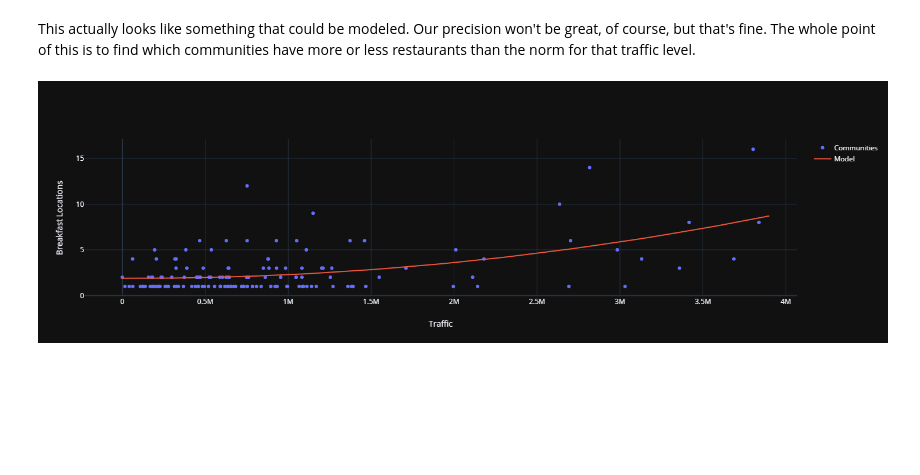
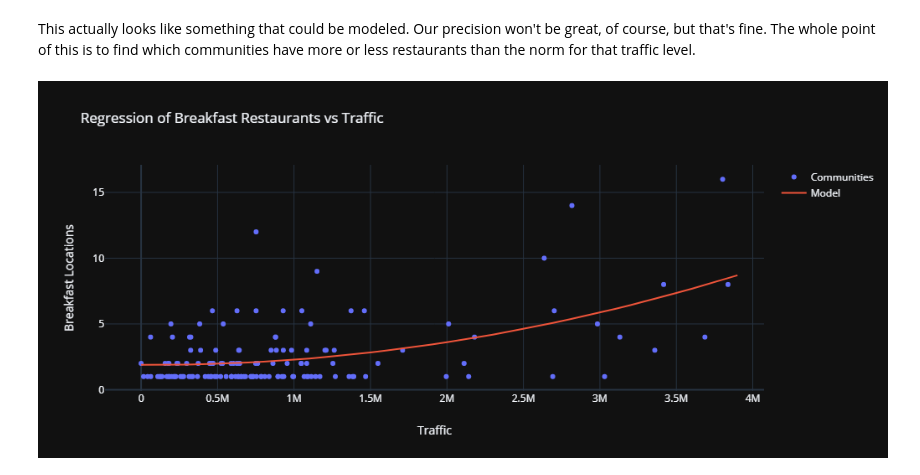
Before and after one commit to hexaguin/Coursera_Capstone, a Jupyter notebook: Breakfast-Locations.ipynb, the cells around one changed output. Saved outputs shown, nothing was run; the diff lists cells and outputs as text; code cells hidden in the pictures; blank space fills up the shorter version.

```diff
--- a/Breakfast-Locations.ipynb
+++ b/Breakfast-Locations.ipynb
@@ -701,14 +700,14 @@ traffic_poly_yhat = traffic_lin.intercept_ + traffic_lin.coef_[1]*traffic_range+
 # %%
 breakfast_traffic_trace = go.Scatter(
     x = breakfast_census['Traffic'],
     y = breakfast_census['Breakfast'],
     name = 'Communities',
     mode='markers',
     text = breakfast_census['NAME']
 )
 breakfast_traffic_poly_trace = go.Scatter(x = traffic_range, y = traffic_poly_yhat, name = 'Model', mode='lines')
-breakfast_traffic_layout = go.Layout(template='plotly_dark', xaxis={'title':'Traffic'}, yaxis={'title':'Breakfast Locations'})
+breakfast_traffic_layout = go.Layout(template='plotly_dark', xaxis={'title':'Traffic'}, yaxis={'title':'Breakfast Locations'}, title='Regression of Breakfast Restaurants vs Traffic')
 py.plot({'data': [breakfast_traffic_trace, breakfast_traffic_poly_trace], 'layout': breakfast_traffic_layout}, filename = 'poly_regress.html')
 py.iplot({'data': [breakfast_traffic_trace, breakfast_traffic_poly_trace], 'layout': breakfast_traffic_layout})
 # %% [output]
-[figure, old version]
+[figure, new version]
```
Also changed, not shown: parts of 2 cells of this notebook, 3 other files.
